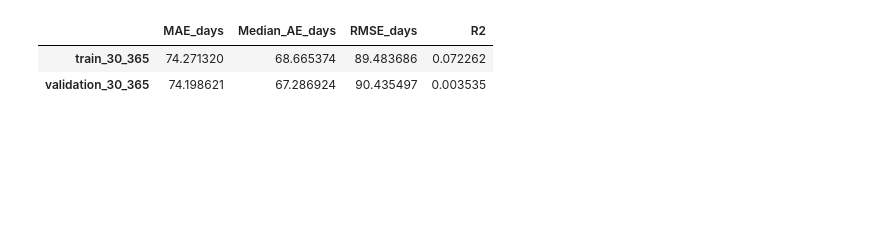
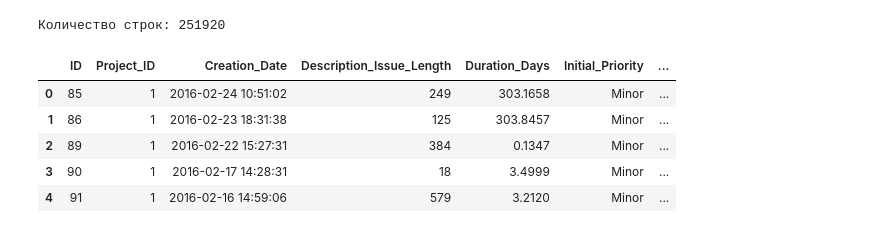
Before and after one commit to Fillin0is/average_task_performance, a Jupyter notebook: data_access/notebooks/03_general_baseline.ipynb, the cells around one changed output. Cells and saved outputs as stored; diff of their text form; code cells hidden in the pictures; blank space fills up the shorter version.

```diff
--- a/data_access/notebooks/04_duration_buckets.ipynb
+++ b/data_access/notebooks/03_general_baseline.ipynb
@@ -630,24 +1,49 @@ print(f"Улучшение относительно медианы: {mae_improve
-# %%
-direct_model_30_365 = clone(pipeline)
-direct_model_30_365.fit(
-    X_train_30_365,
-    y_train_30_365,
-)
-
-direct_metrics_30_365 = {}
-
-for split_name, features, target in (
-    ("train_30_365", X_train_30_365, y_train_30_365),
-    ("validation_30_365", X_validation_30_365, y_validation_30_365),
-):
-    prediction = direct_model_30_365.predict(features)
-    direct_metrics_30_365[split_name] = calculate_metrics(
-        target,
-        prediction,
-    )
-
-pd.DataFrame(direct_metrics_30_365).T
-# %% [output]
-|  | MAE_days | Median_AE_days | RMSE_days | R2 |
-| train_30_365 | 74.271320 | 68.665374 | 89.483686 | 0.072262 |
-| validation_30_365 | 74.198621 | 67.286924 | 90.435497 | 0.003535 |
+# %%
+import os
+import warnings
+from datetime import UTC, datetime
+from time import perf_counter
+
+os.environ.setdefault("LOKY_MAX_CPU_COUNT", "1")
+warnings.filterwarnings(
+    "ignore",
+    message="Could not find the number of physical cores.*",
+    category=UserWarning,
+)
+
+import joblib
+import numpy as np
+import pandas as pd
+from sqlalchemy import text
+
+from sklearn.compose import ColumnTransformer, TransformedTargetRegressor
+from sklearn.ensemble import HistGradientBoostingRegressor
+from sklearn.metrics import (
+    mean_absolute_error,
+    median_absolute_error,
+    r2_score,
+    root_mean_squared_error,
+)
+from sklearn.pipeline import Pipeline
+from sklearn.preprocessing import OrdinalEncoder
+
+from data_access.connection import engine
+from data_access.config import project_path
+
+
+query_path = project_path.query("training_dataset.sql")
+# %%
+query = text(query_path.read_text(encoding="utf-8"))
+
+issue_df = pd.read_sql_query(query, engine)
+
+print("Количество строк:", len(issue_df))
+issue_df.head()
+# %% [output]
+Количество строк: 251920
+|  | ID | Project_ID | Creation_Date | Description_Issue_Length | Duration_Days | Initial_Priority | ... |
+| 0 | 85 | 1 | 2016-02-24 10:51:02 | 249 | 303.1658 | Minor | ... |
+| 1 | 86 | 1 | 2016-02-23 18:31:38 | 125 | 303.8457 | Minor | ... |
+| 2 | 89 | 1 | 2016-02-22 15:27:31 | 384 | 0.1347 | Minor | ... |
+| 3 | 90 | 1 | 2016-02-17 14:28:31 | 18 | 3.4999 | Minor | ... |
+| 4 | 91 | 1 | 2016-02-16 14:59:06 | 579 | 3.2120 | Minor | ... |
```
Also changed, not shown: parts of 40 cells of this notebook, 17 other files.
